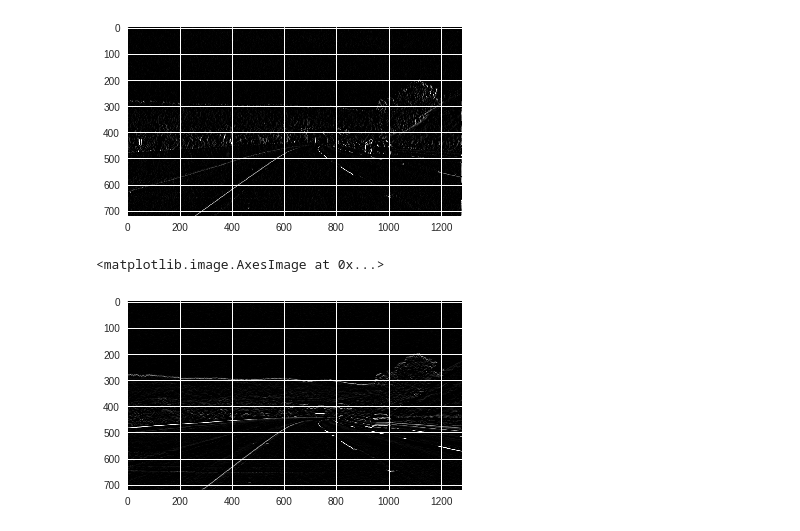
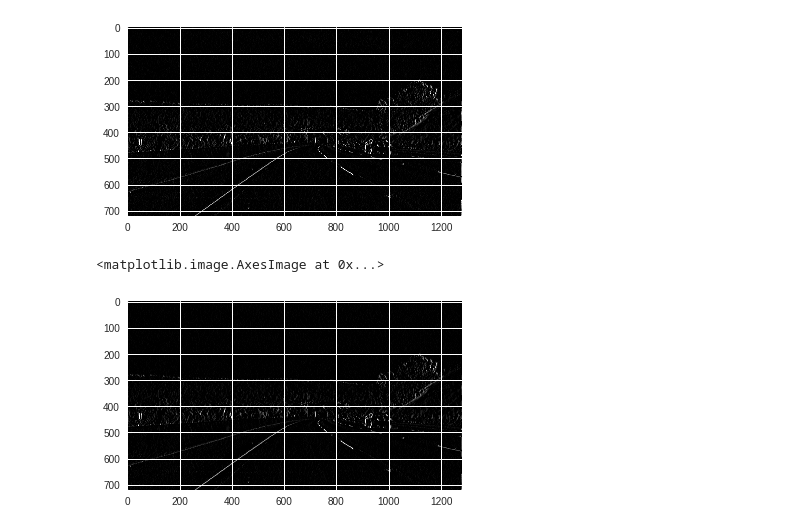
Before and after one commit to tajain07/neural-network-playground, a Jupyter notebook: custom_filters.ipynb, the cells around one changed output. Saved outputs shown, nothing was run; the diff lists cells and outputs as text; code cells hidden in the pictures.

Commit message:
custom filters updated

```diff
--- a/custom_filters.ipynb
+++ b/custom_filters.ipynb
@@ -72,20 +70,19 @@ plt.imshow(filtered_image, cmap='gray')
 <matplotlib.image.AxesImage at 0x...>
 [figure]
 # %%
-# Horizontal kernel
+blur_filter = np.array([[ 0.0625, 0.125, 0.0625],
+                   [ 0.125, 0.25, 0.125],
+                   [ 0.0625, 0.125, 0.0625]])
 
-# 3x3 array for edge detection
-horiz_filter = np.array([[ 1, 1, 1],
-                   [ 0, 0, 0],
-                   [ -1, -1, -1]])
-
-## TODO: Create and apply a Sobel x operator
-
+vertical_filter = np.array([[ -1, 0, 1],
+                   [ -2, 0, 2],
+                   [ -1, 0, 1]])
 
 # Filter the image using filter2D, which has inputs: (grayscale image, bit-depth, kernel)
-filtered_image = cv2.filter2D(gray, -1, horiz_filter)
+filtered_image = cv2.filter2D(gray, -1, blur_filter)
+filtered_image = cv2.filter2D(filtered_image, -1, vertical_filter)
 
 plt.imshow(filtered_image, cmap='gray')
 # %% [output]
 <matplotlib.image.AxesImage at 0x...>
-[figure, old version]
+[figure, new version]
```
Also changed, not shown: parts of 3 cells of this notebook.
